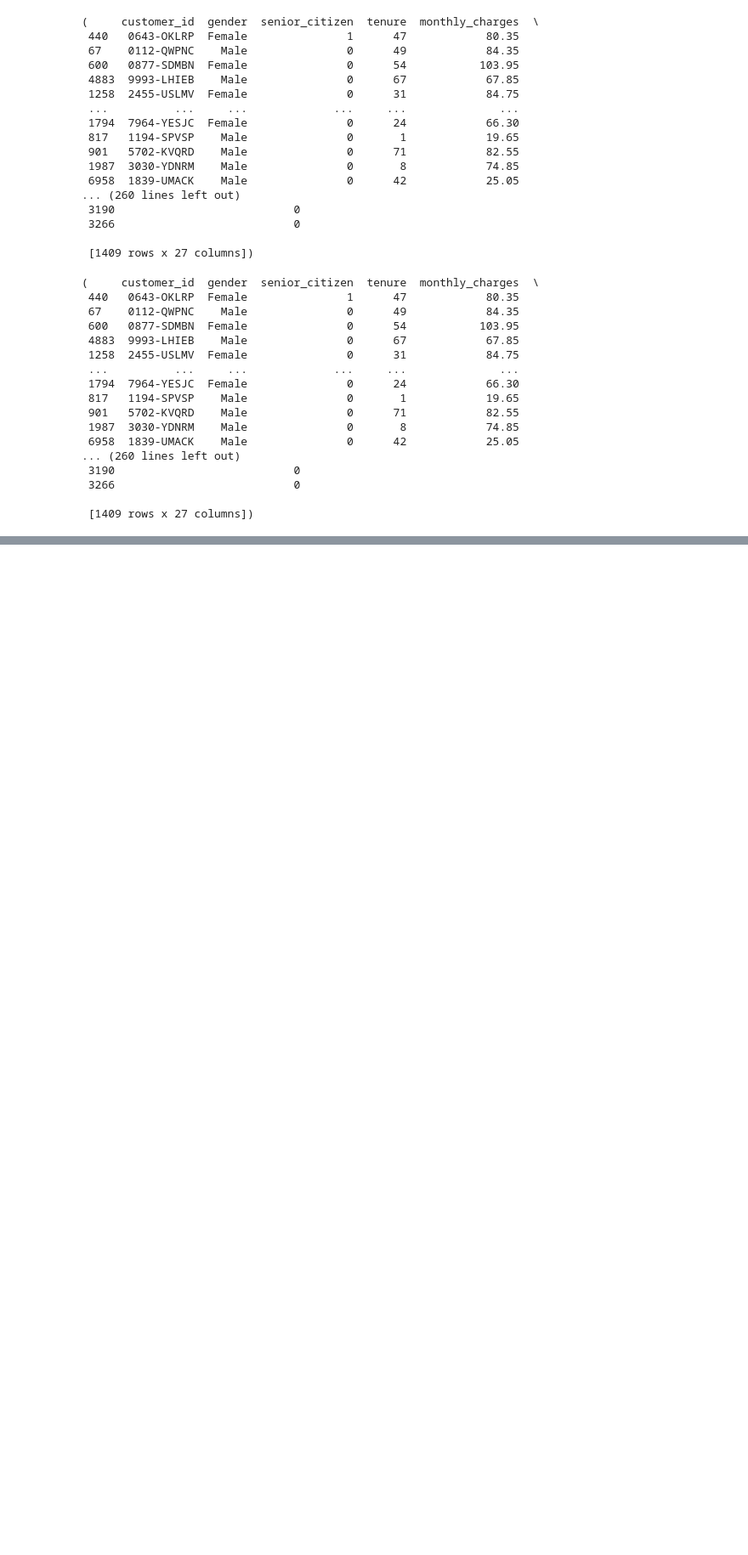
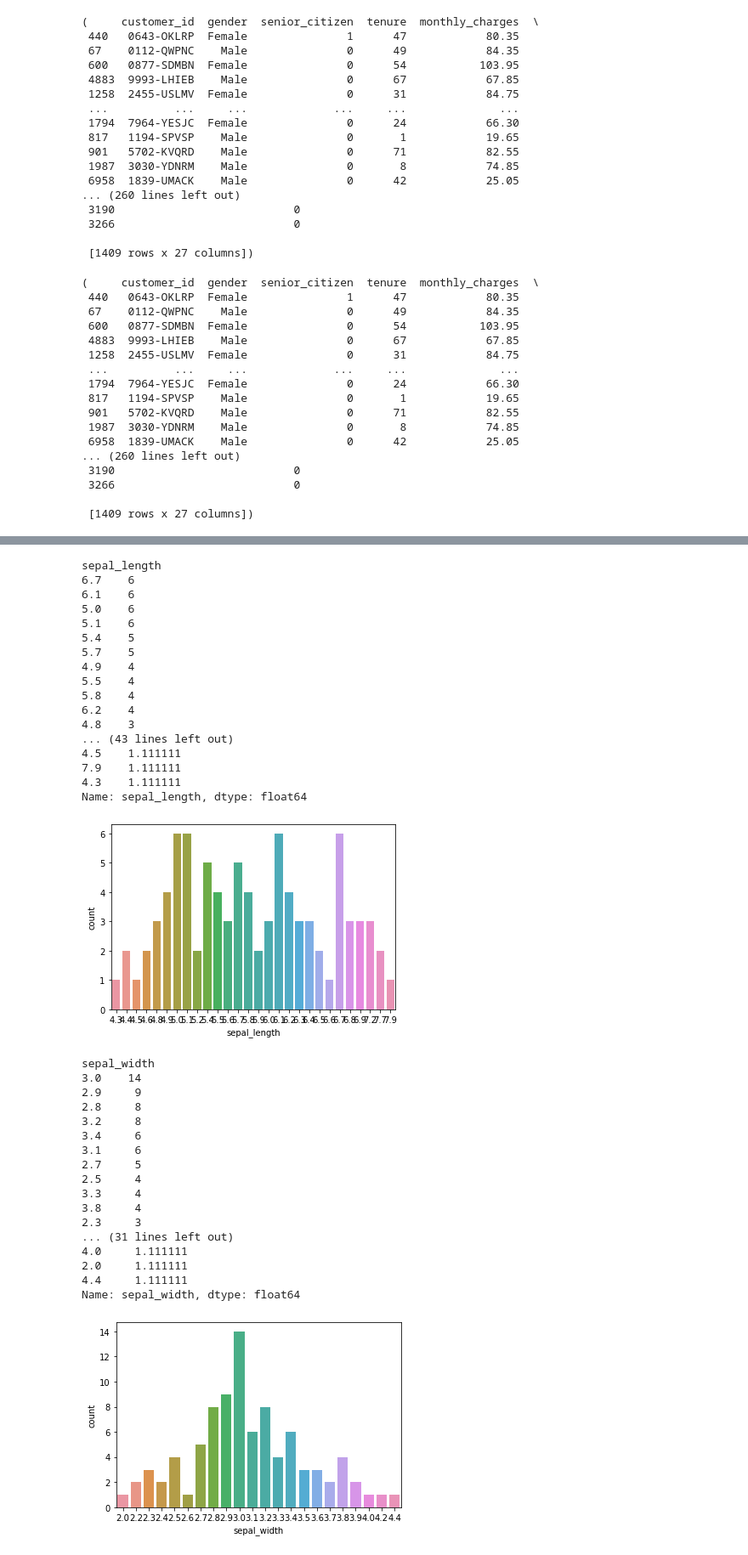
Before and after one commit to QinzhiChen/classification-exercises, a Jupyter notebook: classification_exercises.ipynb, the cells around one changed output, grey strips where cells are left out. Shown at 85% size. Drawn from its saved outputs; the diff is of its cells as text; code cells hidden in the pictures; blank space fills up the shorter version.

```diff
--- a/classification_exercises.ipynb
+++ b/classification_exercises.ipynb
@@ -358,0 +439,46 @@ prep_telco(df_telco)
+# %%
+num_vars=['sepal_length','sepal_width','petal_length','petal_width','species','versicolor','virginica']
+cat_vars=['species']
+for col in num_vars:
+    print(col)
+    print(iris_train[col].value_counts())
+    print(iris_train[col].value_counts(normalize=True)*100)
+    sns.countplot(x=col, data=iris_train)
+    plt.show()
+# %% [output]
+sepal_length
+6.7    6
+6.1    6
+5.0    6
+5.1    6
+5.4    5
+5.7    5
+4.9    4
+5.5    4
+5.8    4
+6.2    4
+4.8    3
+... (43 lines left out)
+4.5    1.111111
+7.9    1.111111
+4.3    1.111111
+Name: sepal_length, dtype: float64
+[figure, added]
+sepal_width
+3.0    14
+2.9     9
+2.8     8
+3.2     8
+3.4     6
+3.1     6
+2.7     5
+2.5     4
+3.3     4
+3.8     4
+2.3     3
+... (31 lines left out)
+4.0     1.111111
+2.0     1.111111
+4.4     1.111111
+Name: sepal_width, dtype: float64
+[figure, added]
```
Also changed, not shown: parts of 54 cells of this notebook, 1 other file.
